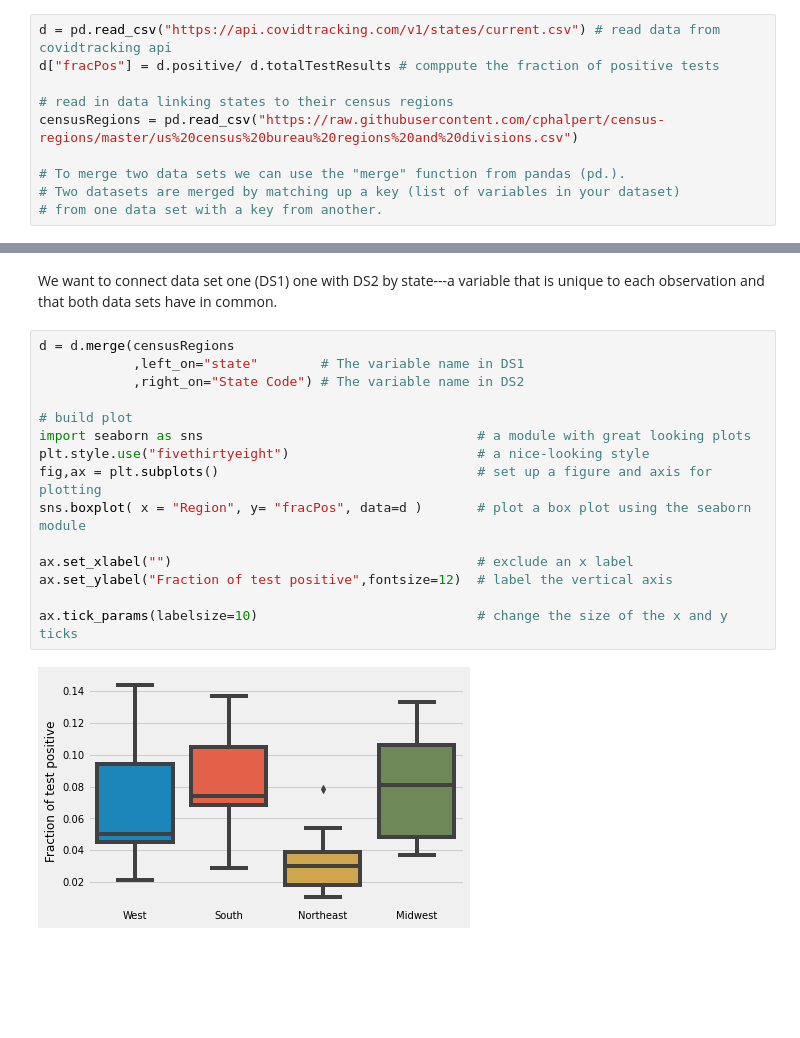
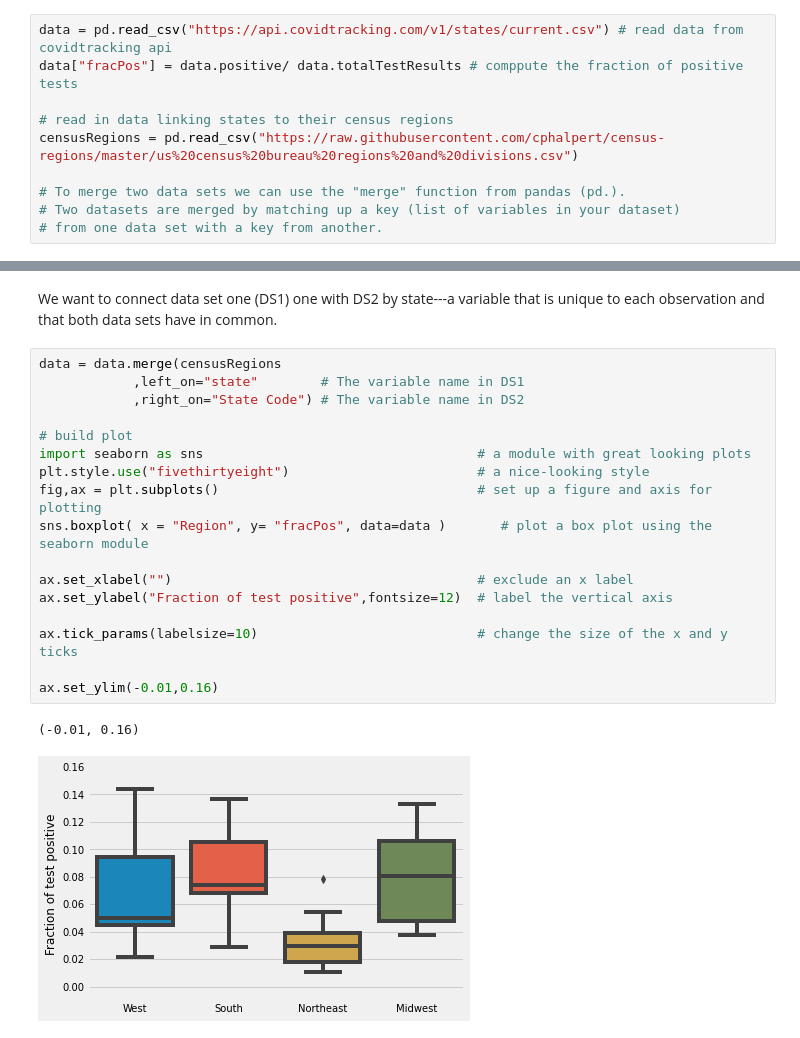
Before and after one commit to computationalUncertaintyLab/2020F_PHDSI, a Jupyter notebook: c8/Class21-23.ipynb, the cells around one changed output, grey strips where cells are left out. Saved outputs shown, nothing was run; the diff lists cells and outputs as text; blank space fills up the shorter version.

```diff
--- a/c8/Class21-23.ipynb
+++ b/c8/Class21-23.ipynb
@@ -18,8 +18,8 @@ Below we read the data from an application programming interface ([API](https://
 
 The fraction of positive cases is computed for each state and a [boxplot](https://en.wikipedia.org/wiki/Box_plot#:~:text=In%20descriptive%20statistics%2C%20a%20box,whisker%20plot%20and%20box%2Dand%2D) is generated that includes the median, 25th and 75th percentile of the fraction of positive cases at the state level.
 # %%
-d = pd.read_csv("https://api.covidtracking.com/v1/states/current.csv") # read data from covidtracking api
-d["fracPos"] = d.positive/ d.totalTestResults # comppute the fraction of positive tests
+data = pd.read_csv("https://api.covidtracking.com/v1/states/current.csv") # read data from covidtracking api
+data["fracPos"] = data.positive/ data.totalTestResults # comppute the fraction of positive tests
 
 # read in data linking states to their census regions
 censusRegions = pd.read_csv("https://raw.githubusercontent.com/cphalpert/census-regions/master/us%20census%20bureau%20regions%20and%20divisions.csv")
@@ -51,22 +51,25 @@ Data set two
 # %% [markdown]
 We want to connect data set one (DS1) one with DS2 by state---a variable that is unique to each observation and that both data sets have in common.
 # %%
-d = d.merge(censusRegions
+data = data.merge(censusRegions
             ,left_on="state"        # The variable name in DS1
             ,right_on="State Code") # The variable name in DS2
 
 # build plot
 import seaborn as sns                                   # a module with great looking plots
 plt.style.use("fivethirtyeight")                        # a nice-looking style
 fig,ax = plt.subplots()                                 # set up a figure and axis for plotting
-sns.boxplot( x = "Region", y= "fracPos", data=d )       # plot a box plot using the seaborn module
+sns.boxplot( x = "Region", y= "fracPos", data=data )       # plot a box plot using the seaborn module
 
 ax.set_xlabel("")                                       # exclude an x label
 ax.set_ylabel("Fraction of test positive",fontsize=12)  # label the vertical axis
 
 ax.tick_params(labelsize=10)                            # change the size of the x and y ticks
+
+ax.set_ylim(-0.01,0.16)
 # %% [output]
+(-0.01, 0.16)
-[figure, old version]
+[figure, new version]
 # %% [markdown]
 ### Building a formal hypothesis (and continuing our example).
 
```
Also changed, not shown: parts of 14 cells of this notebook, 1 other file.
